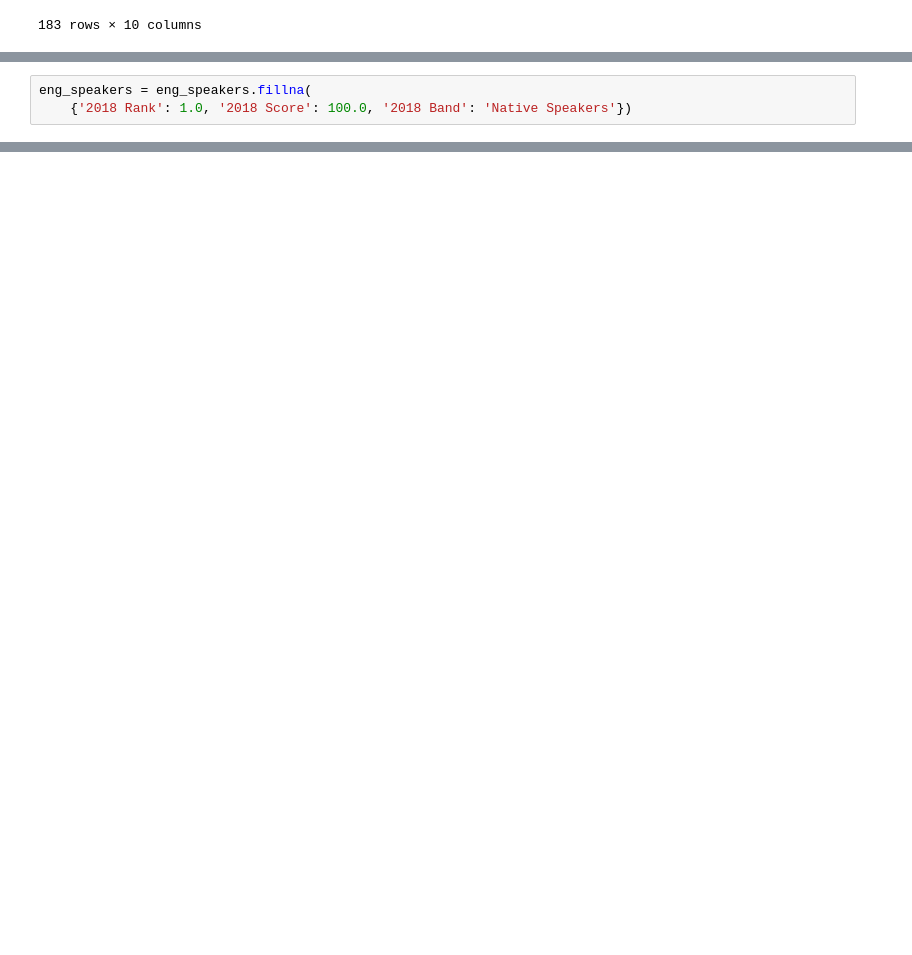
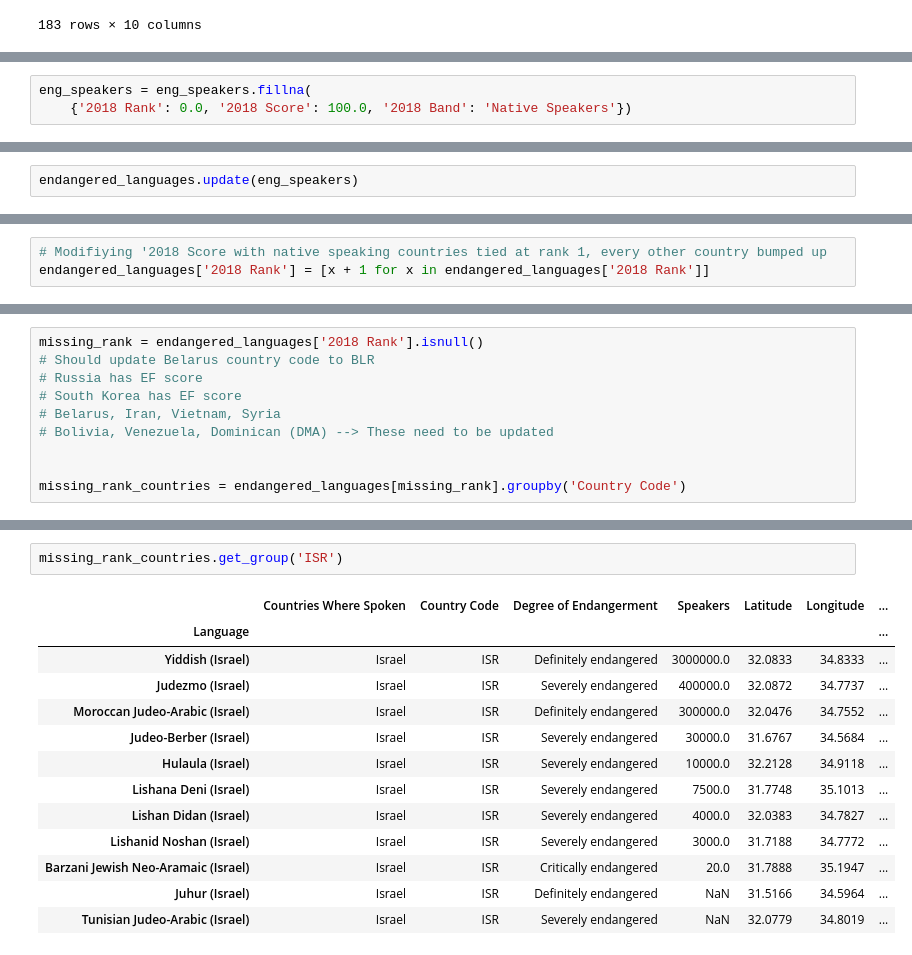
Before and after one commit to AlexEBall/Endangered_Languages_Capstone_Proj_1, a Jupyter notebook: Testing.ipynb, the cells around one changed output, grey strips where cells are left out. Drawn from its saved outputs; the diff is of its cells as text; blank space fills up the shorter version.

```diff
--- a/Testing.ipynb
+++ b/Testing.ipynb
@@ -136,3 +138,3 @@ eng_speakers = endangered_languages[endangered_languages['Country Code'].isin(['
 # %%
 eng_speakers = eng_speakers.fillna(
-    {'2018 Rank': 1.0, '2018 Score': 100.0, '2018 Band': 'Native Speakers'})
+    {'2018 Rank': 0.0, '2018 Score': 100.0, '2018 Band': 'Native Speakers'})
@@ -148,0 +141,2 @@ eng_speakers.head()
+# %%
+endangered_languages.update(eng_speakers)
@@ -148,0 +155,3 @@ eng_speakers.head()
+# %%
+# Modifiying '2018 Score with native speaking countries tied at rank 1, every other country bumped up
+endangered_languages['2018 Rank'] = [x + 1 for x in endangered_languages['2018 Rank']]
@@ -148,0 +176,10 @@ eng_speakers.head()
+# %%
+missing_rank = endangered_languages['2018 Rank'].isnull()
+# Should update Belarus country code to BLR
+# Russia has EF score
+# South Korea has EF score
+# Belarus, Iran, Vietnam, Syria
+# Bolivia, Venezuela, Dominican (DMA) --> These need to be updated
+
+
+missing_rank_countries = endangered_languages[missing_rank].groupby('Country Code')
@@ -148,0 +196,16 @@ eng_speakers.head()
+# %%
+missing_rank_countries.get_group('ISR')
+# %% [output]
+|  | Countries Where Spoken | Country Code | Degree of Endangerment | Speakers | Latitude | Longitude | ... |
+| Language |  |  |  |  |  |  | ... |
+| Yiddish (Israel) | Israel | ISR | Definitely endangered | 3000000.0 | 32.0833 | 34.8333 | ... |
+| Judezmo (Israel) | Israel | ISR | Severely endangered | 400000.0 | 32.0872 | 34.7737 | ... |
+| Moroccan Judeo-Arabic (Israel) | Israel | ISR | Definitely endangered | 300000.0 | 32.0476 | 34.7552 | ... |
+| Judeo-Berber (Israel) | Israel | ISR | Severely endangered | 30000.0 | 31.6767 | 34.5684 | ... |
+| Hulaula (Israel) | Israel | ISR | Severely endangered | 10000.0 | 32.2128 | 34.9118 | ... |
+| Lishana Deni (Israel) | Israel | ISR | Severely endangered | 7500.0 | 31.7748 | 35.1013 | ... |
+| Lishan Didan (Israel) | Israel | ISR | Severely endangered | 4000.0 | 32.0383 | 34.7827 | ... |
+| Lishanid Noshan (Israel) | Israel | ISR | Severely endangered | 3000.0 | 31.7188 | 34.7772 | ... |
+| Barzani Jewish Neo-Aramaic (Israel) | Israel | ISR | Critically endangered | 20.0 | 31.7888 | 35.1947 | ... |
+| Juhur (Israel) | Israel | ISR | Definitely endangered | NaN | 31.5166 | 34.5964 | ... |
+| Tunisian Judeo-Arabic (Israel) | Israel | ISR | Severely endangered | NaN | 32.0779 | 34.8019 | ... |
```
Also changed, not shown: parts of 8 cells of this notebook.
